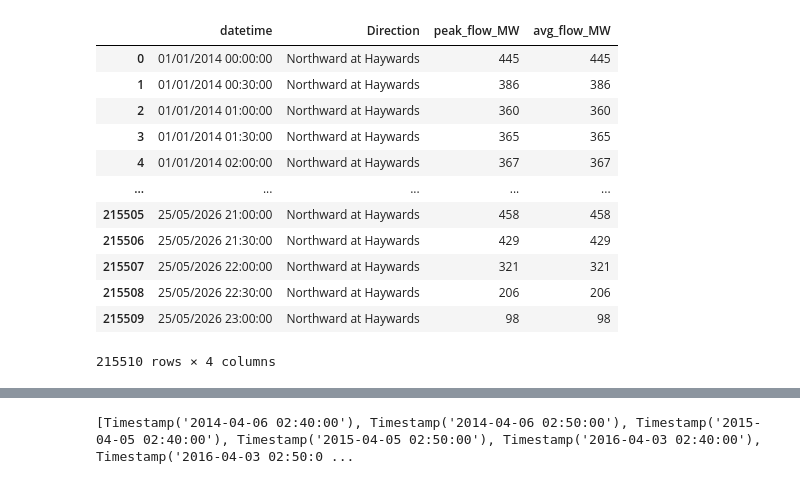
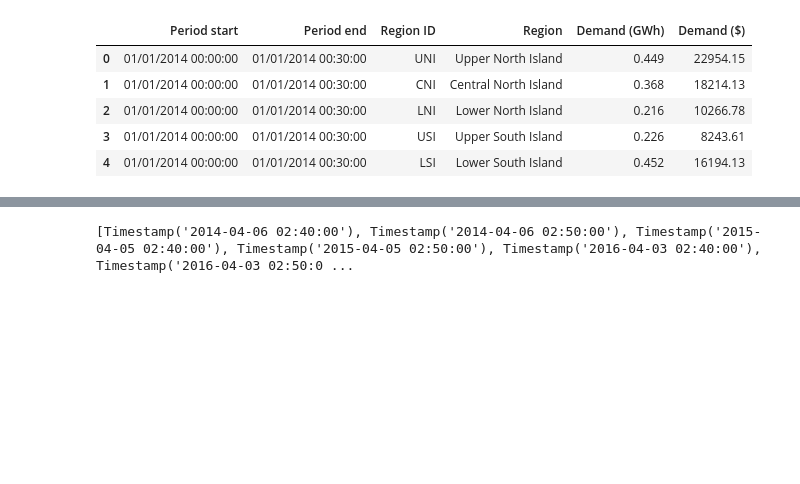
Before and after one commit to DaveGiGi/Duckstradamus, a Jupyter notebook: Data_Processing/clean_notebooks/preprocessing_demand.ipynb, the cells around one changed output, grey strips where cells are left out. Cells and saved outputs as stored; diff of their text form; code cells hidden in the pictures; blank space fills up the shorter version.

```diff
--- a/Data_Processing/preprocessing_hvdc.ipynb
+++ b/Data_Processing/clean_notebooks/preprocessing_demand.ipynb
@@ -3,23 +3,16 @@ import pandas as pd
 import matplotlib.pyplot as plt
 import seaborn as sns
 # %%
-save_path="data_output/hvdc_utc12.csv"
+save_path="data_output/demand_utc12.csv"
 
-hvdc = pd.read_csv("data_input/hvdc_transfer.csv")
+demand = pd.read_csv("data_input/demand_by_zone.csv")
 # %%
-hvdc.head(-1)
+demand.head()
 # %% [output]
-|  | datetime | Direction | peak_flow_MW | avg_flow_MW |
-| 0 | 01/01/2014 00:00:00 | Northward at Haywards | 445 | 445 |
-| 1 | 01/01/2014 00:30:00 | Northward at Haywards | 386 | 386 |
-| 2 | 01/01/2014 01:00:00 | Northward at Haywards | 360 | 360 |
-| 3 | 01/01/2014 01:30:00 | Northward at Haywards | 365 | 365 |
-| 4 | 01/01/2014 02:00:00 | Northward at Haywards | 367 | 367 |
-| ... | ... | ... | ... | ... |
-| 215505 | 25/05/2026 21:00:00 | Northward at Haywards | 458 | 458 |
-| 215506 | 25/05/2026 21:30:00 | Northward at Haywards | 429 | 429 |
-| 215507 | 25/05/2026 22:00:00 | Northward at Haywards | 321 | 321 |
-| 215508 | 25/05/2026 22:30:00 | Northward at Haywards | 206 | 206 |
-| 215509 | 25/05/2026 23:00:00 | Northward at Haywards | 98 | 98 |
+|  | Period start | Period end | Region ID | Region | Demand (GWh) | Demand ($) |
+| 0 | 01/01/2014 00:00:00 | 01/01/2014 00:30:00 | UNI | Upper North Island | 0.449 | 22954.15 |
+| 1 | 01/01/2014 00:00:00 | 01/01/2014 00:30:00 | CNI | Central North Island | 0.368 | 18214.13 |
+| 2 | 01/01/2014 00:00:00 | 01/01/2014 00:30:00 | LNI | Lower North Island | 0.216 | 10266.78 |
+| 3 | 01/01/2014 00:00:00 | 01/01/2014 00:30:00 | USI | Upper South Island | 0.226 | 8243.61 |
+| 4 | 01/01/2014 00:00:00 | 01/01/2014 00:30:00 | LSI | Lower South Island | 0.452 | 16194.13 |
-215510 rows × 4 columns
 # %%
```
Also changed, not shown: parts of 13 cells of this notebook, 4 other files.
